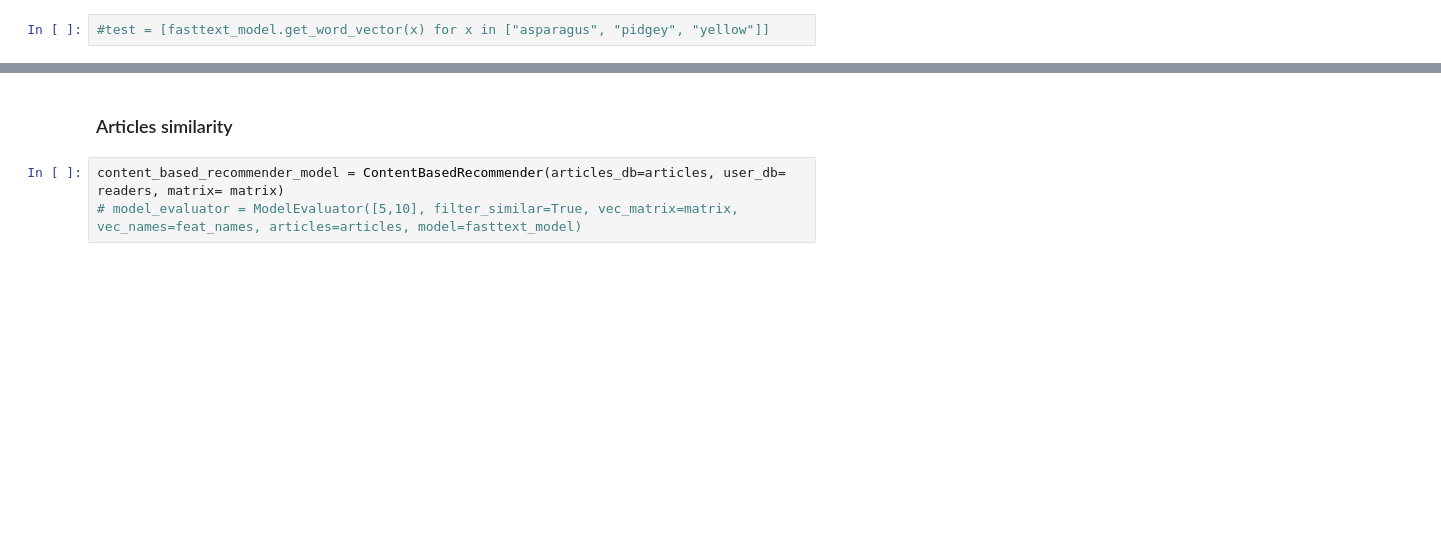
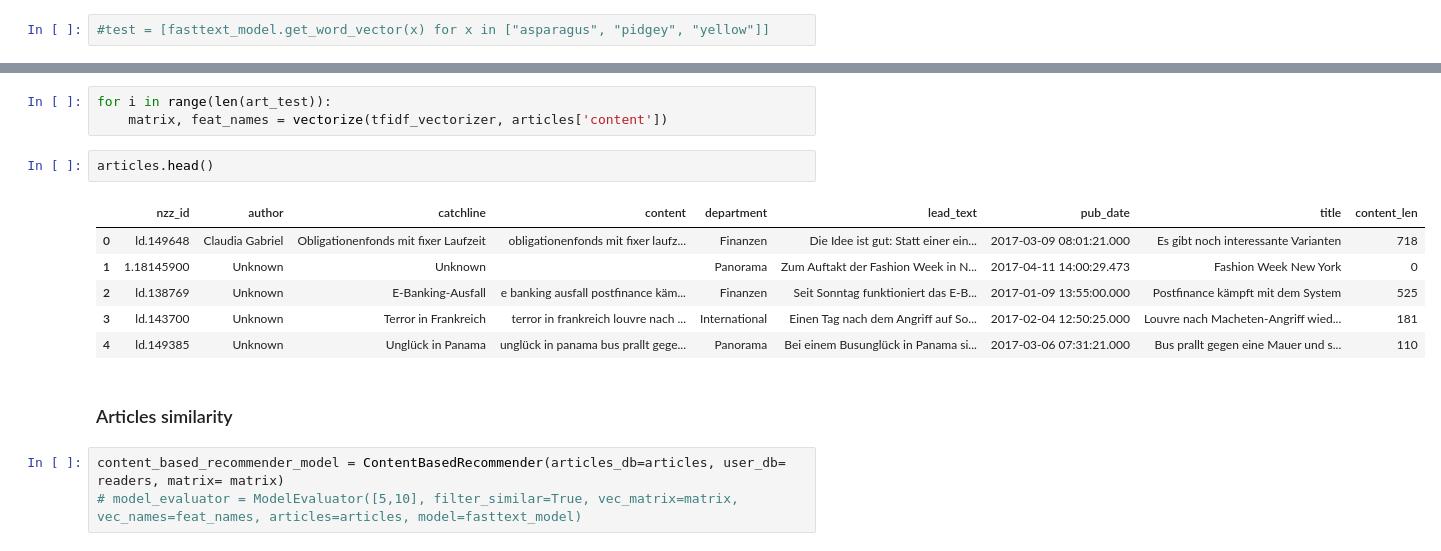
Before and after one commit to amakarewicz/RecommenderSystem, a Jupyter notebook: Agata/articles_similarity_keywords.ipynb, the cells around one changed output, grey strips where cells are left out. Saved outputs shown, nothing was run; the diff lists cells and outputs as text; blank space fills up the shorter version.

```diff
--- a/Agata/articles_similarity_keywords.ipynb
+++ b/Agata/articles_similarity_keywords.ipynb
@@ -67,3 +78,15 @@ MemoryError: bad allocation
+# %%
+for i in range(len(art_test)):
+    matrix, feat_names = vectorize(tfidf_vectorizer, articles['content'])
+# %%
+articles.head()
+# %% [output]
+|  | nzz_id | author | catchline | content | department | lead_text | pub_date | title | content_len |
+| 0 | ld.149648 | Claudia Gabriel | Obligationenfonds mit fixer Laufzeit | obligationenfonds mit fixer laufz... | Finanzen | Die Idee ist gut: Statt einer ein... | 2017-03-09 08:01:21.000 | Es gibt noch interessante Varianten | 718 |
+| 1 | 1.18145900 | Unknown | Unknown |  | Panorama | Zum Auftakt der Fashion Week in N... | 2017-04-11 14:00:29.473 | Fashion Week New York | 0 |
+| 2 | ld.138769 | Unknown | E-Banking-Ausfall | e banking ausfall postfinance käm... | Finanzen | Seit Sonntag funktioniert das E-B... | 2017-01-09 13:55:00.000 | Postfinance kämpft mit dem System | 525 |
+| 3 | ld.143700 | Unknown | Terror in Frankreich | terror in frankreich louvre nach ... | International | Einen Tag nach dem Angriff auf So... | 2017-02-04 12:50:25.000 | Louvre nach Macheten-Angriff wied... | 181 |
+| 4 | ld.149385 | Unknown | Unglück in Panama | unglück in panama bus prallt gege... | Panorama | Bei einem Busunglück in Panama si... | 2017-03-06 07:31:21.000 | Bus prallt gegen eine Mauer und s... | 110 |
 # %% [markdown]
 ### Articles similarity
 # %%
```
Also changed, not shown: parts of 4 cells of this notebook.
